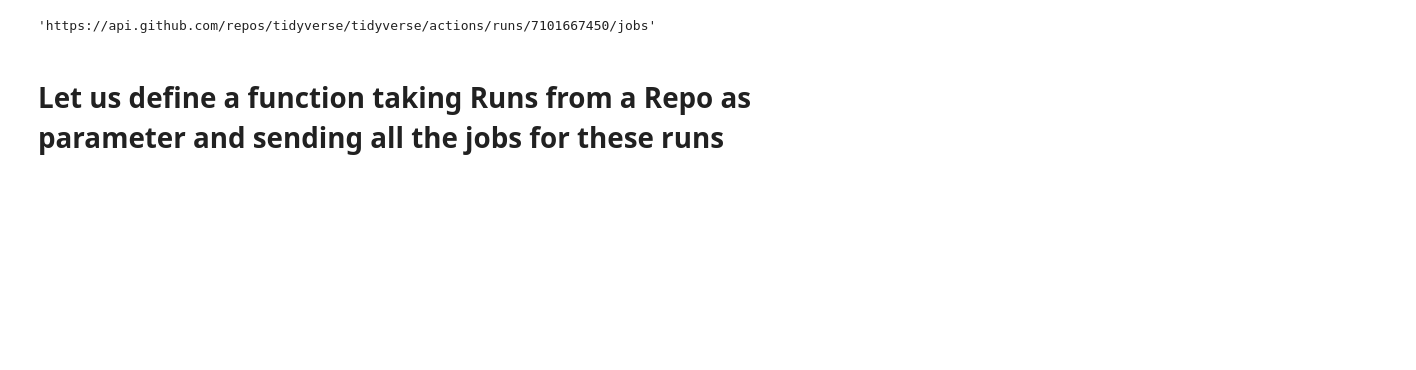
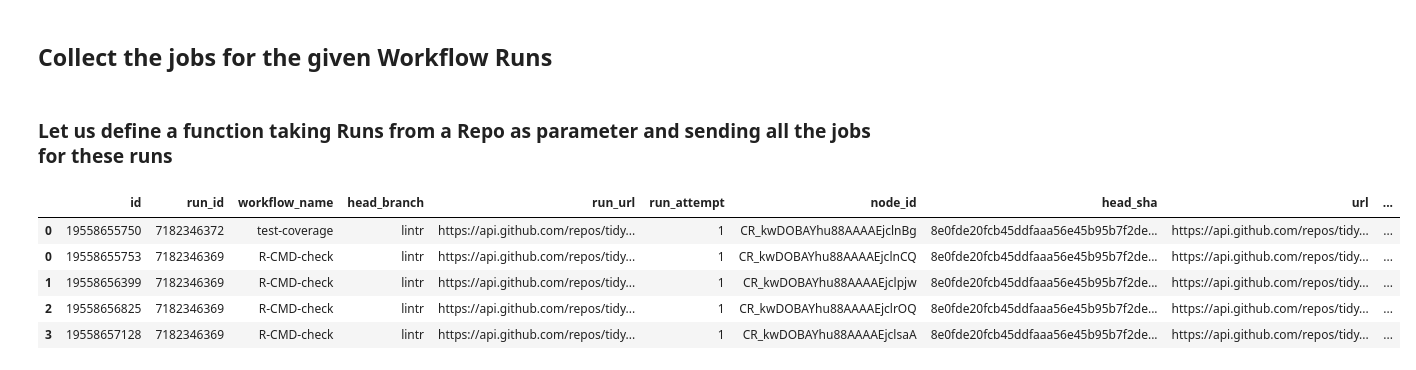
Before and after one commit to TheoBacqueyrisse/cloud-computing-emissions, a Jupyter notebook: DataMining_Project.ipynb, the cells around one changed output. Saved outputs shown, nothing was run; the diff lists cells and outputs as text; code cells hidden in the pictures; blank space fills up the shorter version.

```diff
--- a/DataMining_Project.ipynb
+++ b/DataMining_Project.ipynb
@@ -35,7 +37,7 @@ def get_workflows_from_repo(token, user_name, name_repo, page_nb):
 
   return pd.DataFrame(workflows_data['workflow_runs'])
 # %%
-df = get_workflows_from_repo(token, username, name_repo, 2)
-df.head()
+df = get_workflows_from_repo(token, username, name_repo, 1)
+df
 # %% [output]
 |  | id | name | node_id | head_branch | head_sha | path | display_title | run_number | event | ... |
@@ -77,8 +78,43 @@ df.head()
+# %% [markdown]
+## Collect the jobs for the given Workflow Runs
+# %% [markdown]
+### Let us define a function taking Runs from a Repo as parameter and sending all the jobs for these runs
+# %%
+def get_jobs_from_runs(token, username, name_repo, df_runs):
+
+  df_jobs = pd.DataFrame()
+
+  for i in df_runs['id']:
+
+    url = f'https://api.github.com/repos/{username}/{name_repo}/actions/runs/{i}/jobs'
+
+    cmd = f'curl -L \
+      -H "Accept: application/vnd.github+json" \
+      -H f"Authorization: Bearer {token}" \
+      -H "X-GitHub-Api-Version: 2022-11-28" \
+      {url}'
+
+    os.system(cmd)
+
+    headers = {'Authorization': f'token {token}'}
+    response = requests.get(url, headers=headers)
+
+    if response.status_code == 200:
+        run_id_jobs = response.json()
+    else:
+        print(f"Échec de la requête avec le code d'état {response.status_code}")
+        continue
+
+    df_jobs = pd.concat([df_jobs, pd.DataFrame(run_id_jobs['jobs'])], axis = 0)
+  return df_jobs
 # %%
-pd.set_option('display.max_columns', 35)
-df.head()
-df.iloc[0].jobs_url
+pd.set_option('display.max_columns', 25)
+df_jobs = get_jobs_from_runs(token, username, name_repo, df)
+df_jobs.head()
 # %% [output]
-'https://api.github.com/repos/tidyverse/tidyverse/actions/runs/7101667450/jobs'
+|  | id | run_id | workflow_name | head_branch | run_url | run_attempt | node_id | head_sha | url | ... |
+| 0 | 19558655750 | 7182346372 | test-coverage | lintr | https://api.github.com/repos/tidy... | 1 | CR_kwDOBAYhu88AAAAEjclnBg | 8e0fde20fcb45ddfaaa56e45b95b7f2de... | https://api.github.com/repos/tidy... | ... |
+| 0 | 19558655753 | 7182346369 | R-CMD-check | lintr | https://api.github.com/repos/tidy... | 1 | CR_kwDOBAYhu88AAAAEjclnCQ | 8e0fde20fcb45ddfaaa56e45b95b7f2de... | https://api.github.com/repos/tidy... | ... |
+| 1 | 19558656399 | 7182346369 | R-CMD-check | lintr | https://api.github.com/repos/tidy... | 1 | CR_kwDOBAYhu88AAAAEjclpjw | 8e0fde20fcb45ddfaaa56e45b95b7f2de... | https://api.github.com/repos/tidy... | ... |
+| 2 | 19558656825 | 7182346369 | R-CMD-check | lintr | https://api.github.com/repos/tidy... | 1 | CR_kwDOBAYhu88AAAAEjclrOQ | 8e0fde20fcb45ddfaaa56e45b95b7f2de... | https://api.github.com/repos/tidy... | ... |
+| 3 | 19558657128 | 7182346369 | R-CMD-check | lintr | https://api.github.com/repos/tidy... | 1 | CR_kwDOBAYhu88AAAAEjclsaA | 8e0fde20fcb45ddfaaa56e45b95b7f2de... | https://api.github.com/repos/tidy... | ... |
-# %% [markdown]
-# Let us define a function taking Runs from a Repo as parameter and sending all the jobs for these runs
```
Also changed, not shown: parts of 30 cells of this notebook.
